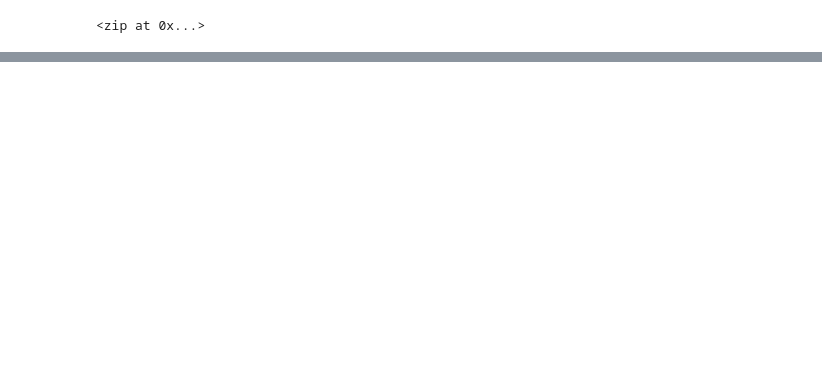
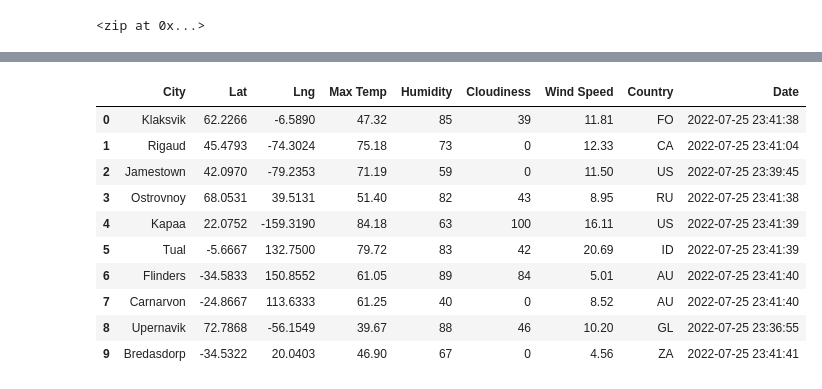
Before and after one commit to Ian-T-Dixon/World_Weather_Analysis, a Jupyter notebook: WeatherPy.ipynb, the cells around one changed output, grey strips where cells are left out. Cells and saved outputs as stored; diff of their text form; code cells hidden in the pictures; blank space fills up the shorter version.

```diff
--- a/WeatherPy.ipynb
+++ b/WeatherPy.ipynb
@@ -28,0 +128,16 @@ len(cities)
+# %%
+# Convert the array of dictionaries to a Pandas DataFrame
+city_data_df = pd.DataFrame(city_data)
+city_data_df.head(10)
+# %% [output]
+|  | City | Lat | Lng | Max Temp | Humidity | Cloudiness | Wind Speed | Country | Date |
+| 0 | Klaksvik | 62.2266 | -6.5890 | 47.32 | 85 | 39 | 11.81 | FO | 2022-07-25 23:41:38 |
+| 1 | Rigaud | 45.4793 | -74.3024 | 75.18 | 73 | 0 | 12.33 | CA | 2022-07-25 23:41:04 |
+| 2 | Jamestown | 42.0970 | -79.2353 | 71.19 | 59 | 0 | 11.50 | US | 2022-07-25 23:39:45 |
+| 3 | Ostrovnoy | 68.0531 | 39.5131 | 51.40 | 82 | 43 | 8.95 | RU | 2022-07-25 23:41:38 |
+| 4 | Kapaa | 22.0752 | -159.3190 | 84.18 | 63 | 100 | 16.11 | US | 2022-07-25 23:41:39 |
+| 5 | Tual | -5.6667 | 132.7500 | 79.72 | 83 | 42 | 20.69 | ID | 2022-07-25 23:41:39 |
+| 6 | Flinders | -34.5833 | 150.8552 | 61.05 | 89 | 84 | 5.01 | AU | 2022-07-25 23:41:40 |
+| 7 | Carnarvon | -24.8667 | 113.6333 | 61.25 | 40 | 0 | 8.52 | AU | 2022-07-25 23:41:40 |
+| 8 | Upernavik | 72.7868 | -56.1549 | 39.67 | 88 | 46 | 10.20 | GL | 2022-07-25 23:36:55 |
+| 9 | Bredasdorp | -34.5322 | 20.0403 | 46.90 | 67 | 0 | 4.56 | ZA | 2022-07-25 23:41:41 |
```
Also changed, not shown: parts of 6 cells of this notebook, 3 other files.
